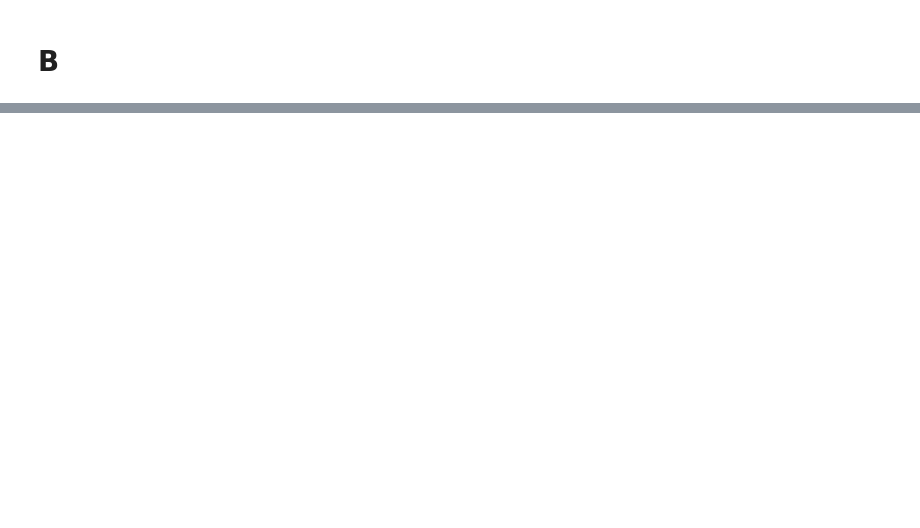
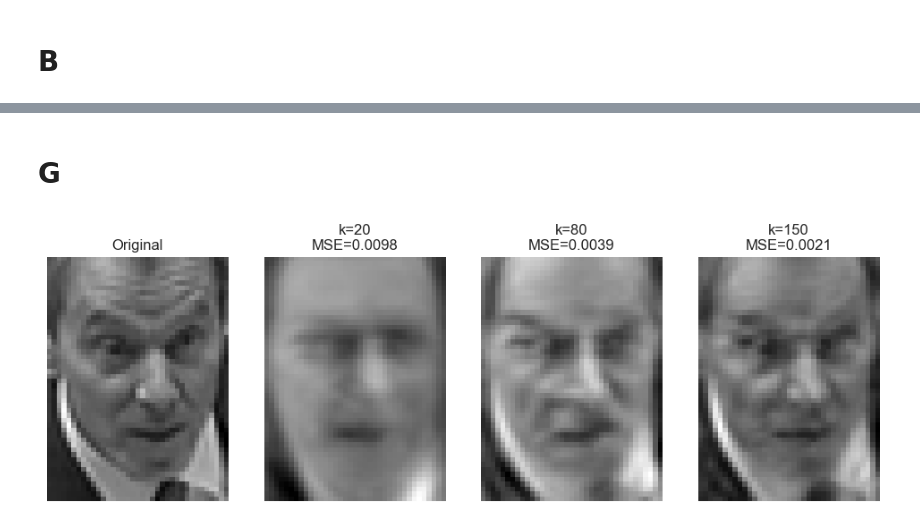
Before and after one commit to EbrahimNouri/AI_HW, a Jupyter notebook: HW6/HW6_4.ipynb, the cells around one changed output, grey strips where cells are left out. Saved outputs shown, nothing was run; the diff lists cells and outputs as text; code cells hidden in the pictures; blank space fills up the shorter version.

```diff
--- a/HW6/HW6_4.ipynb
+++ b/HW6/HW6_4.ipynb
@@ -61,0 +43,28 @@ for idx, (ax, comp_idx) in enumerate(zip(axes.flat, [0, 1, 2, 3])):
+# %% [markdown]
+# G
+# %%
+
+k_values = [20, 80, 150]
+idx = 0
+original = X[idx]
+
+fig, axes = plt.subplots(1, len(k_values) + 1, figsize=(12, 4))
+axes[0].imshow(original.reshape(h, w), cmap='gray')
+axes[0].set_title("Original")
+axes[0].axis('off')
+
+for i, k in enumerate(k_values):
+    pca_k = PCA(n_components=k, svd_solver='randomized', whiten=True)
+    X_pca_k = pca_k.fit_transform(X)
+    X_rec = pca_k.inverse_transform(X_pca_k)
+
+    rec = X_rec[idx].reshape(h, w)
+    mse = mean_squared_error(original, X_rec[idx])
+
+    axes[i+1].imshow(rec, cmap='gray')
+    axes[i+1].set_title(f"k={k}\nMSE={mse:.4f}")
+    axes[i+1].axis('off')
+
+plt.show()
+# %% [output]
+[figure, added]
```
Also changed, not shown: parts of 8 cells of this notebook, 3 other files.
